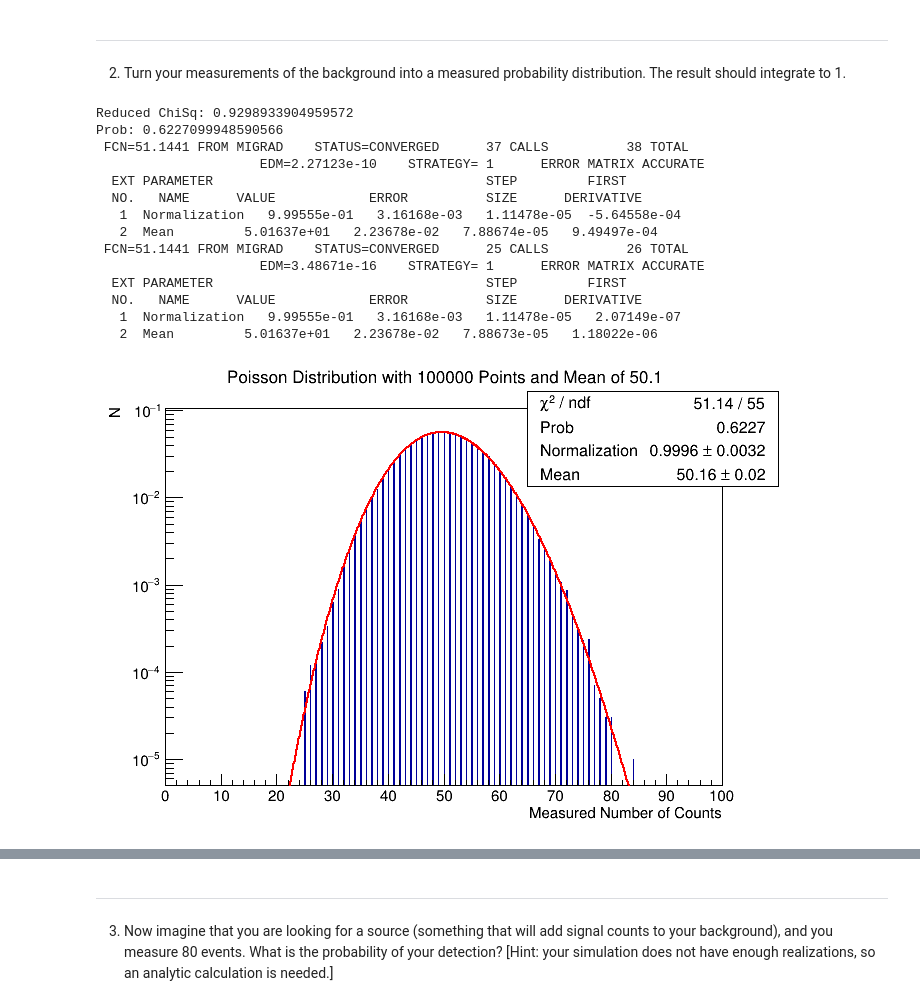
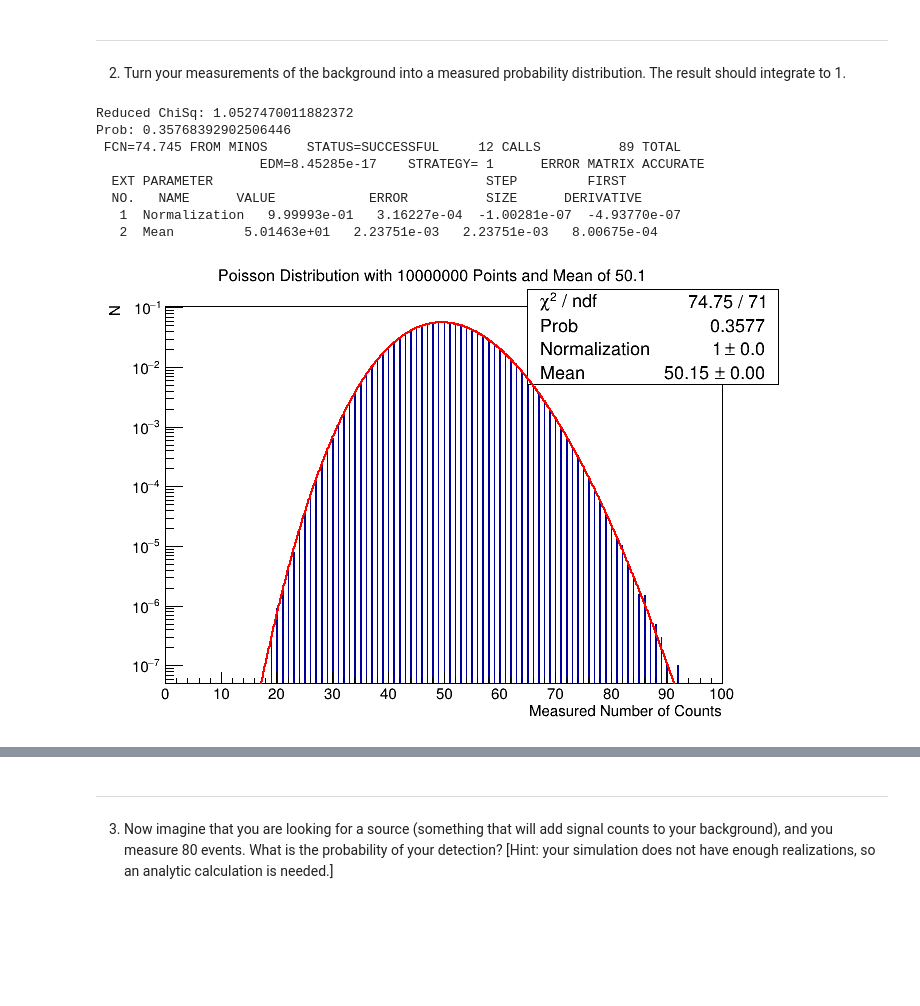
Before and after one commit to jlabounty/phys576, a Jupyter notebook: PHYS576_HW1_JoshuaLaBounty.ipynb, the cells around one changed output, grey strips where cells are left out. Drawn from its saved outputs; the diff is of its cells as text; code cells hidden in the pictures; blank space fills up the shorter version.

```diff
--- a/PHYS576_HW1_JoshuaLaBounty.ipynb
+++ b/PHYS576_HW1_JoshuaLaBounty.ipynb
@@ -36,8 +36,8 @@ So let’s imagine that we have an experiment that counts events, and the averag
 
 1) Simulate what this distribution will look like, and plot on a semilogy histogram plot. 1e4 or 1e5 points should be fine. This is a set of realizations of the background.
 # %%
-#Lets generate a random Poisson distribution with a mean of 50.1, and N = 1e5
-nPoints = 10**5
+#Lets generate a random Poisson distribution with a mean of 50.1, and N = 1e7
+nPoints = 10**7
 mean = 50.1
 
 testPoisson = scipy.stats.poisson.rvs(mean, size=nPoints)
@@ -74,45 +75,42 @@ result should integrate to 1.
 # %%
 #Now lets put that TH1 to good use and fit this data with a poisson distribution
 #We're cheating a bit here by 'knowing' that we should use a Poisson distribution,
     #and not comparing the results with other PDF's
 
 def peak_fit(x, p):
     return p[0]*r.TMath.Poisson(x[0],p[1])
 
 func1 = r.TF1("poisson", peak_fit, 0,100,2)
 func1.SetParNames('Normalization','Mean')
 func1.SetParameters(1,50)
 func1.SetLineColor(2)
 func1.SetNpx(1000)
 
 for i in range(2): #run fit twice to first get better initial guess, then get actual fit
-    h1.Fit("poisson")
+    if i < 1:
+        h1.Fit("poisson","REMQ")
+    else:
+        h1.Fit("poisson","REM")
 func1.Draw("SAME")
 c1.Update()
 c1.Draw()
 
 chiSq = ( ( func1.GetNDF(),
               func1.GetChisquare(),
               func1.GetProb() ) )
 
 print("Reduced ChiSq:",chiSq[1] / chiSq[0])
 print("Prob:", chiSq[2])
 # %% [output]
-Reduced ChiSq: 0.9298933904959572
-Prob: 0.6227099948590566
- FCN=51.1441 FROM MIGRAD    STATUS=CONVERGED      37 CALLS          38 TOTAL
-                     EDM=2.27123e-10    STRATEGY= 1      ERROR MATRIX ACCURATE
+Reduced ChiSq: 1.0527470011882372
+Prob: 0.35768392902506446
+ FCN=74.745 FROM MINOS     STATUS=SUCCESSFUL     12 CALLS          89 TOTAL
+                     EDM=8.45285e-17    STRATEGY= 1      ERROR MATRIX ACCURATE
   EXT PARAMETER                                   STEP         FIRST
   NO.   NAME      VALUE            ERROR          SIZE      DERIVATIVE
-   1  Normalization   9.99555e-01   3.16168e-03   1.11478e-05  -5.64558e-04
-   2  Mean         5.01637e+01   2.23678e-02   7.88674e-05   9.49497e-04
- FCN=51.1441 FROM MIGRAD    STATUS=CONVERGED      25 CALLS          26 TOTAL
-                     EDM=3.48671e-16    STRATEGY= 1      ERROR MATRIX ACCURATE
-  EXT PARAMETER                                   STEP         FIRST
-  NO.   NAME      VALUE            ERROR          SIZE      DERIVATIVE
-   1  Normalization   9.99555e-01   3.16168e-03   1.11478e-05   2.07149e-07
-   2  Mean         5.01637e+01   2.23678e-02   7.88673e-05   1.18022e-06
+   1  Normalization   9.99993e-01   3.16227e-04  -1.00281e-07  -4.93770e-07
+   2  Mean         5.01463e+01   2.23751e-03   2.23751e-03   8.00675e-04
-[figure, old version]
+[figure, new version]
 # %%
 #check that this integrates to 1
 func1.Integral(-10,100000)
```
Also changed, not shown: parts of 11 cells of this notebook.
